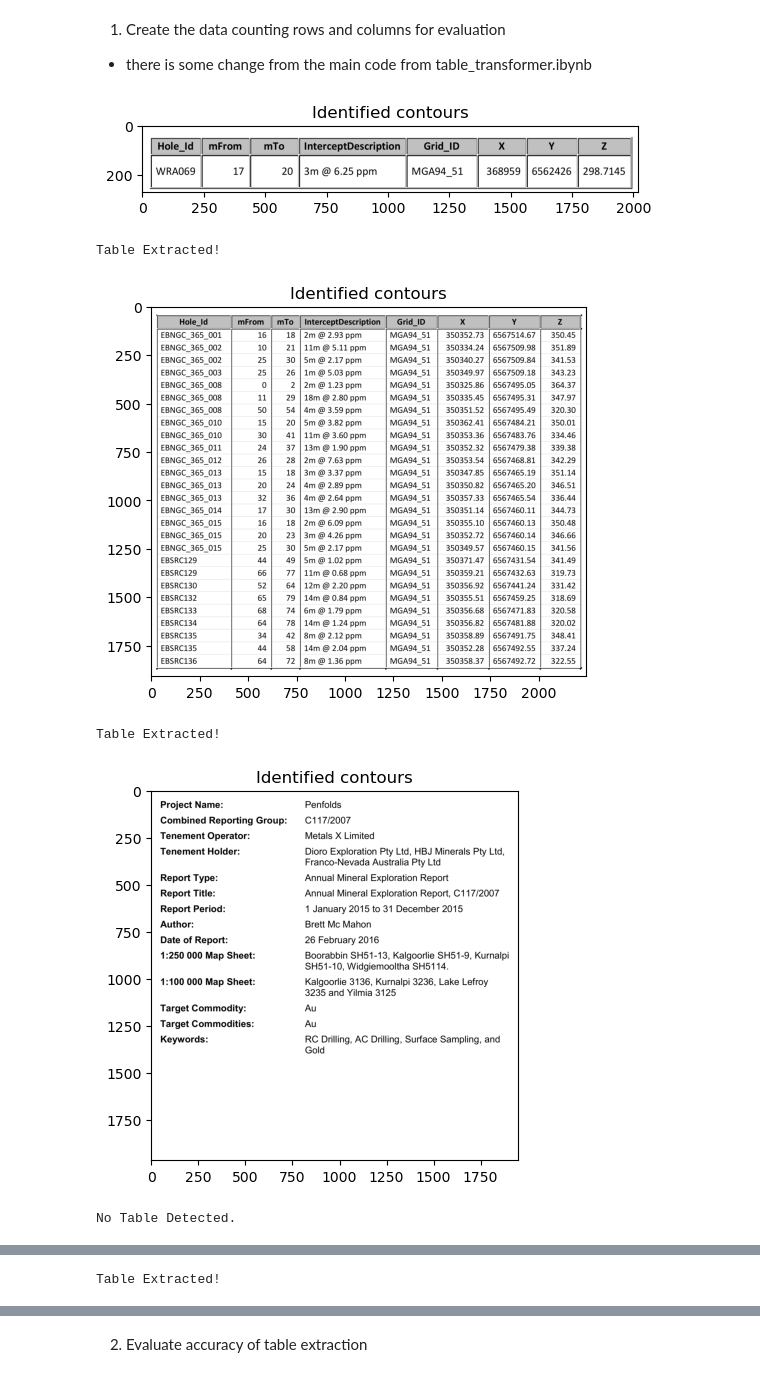
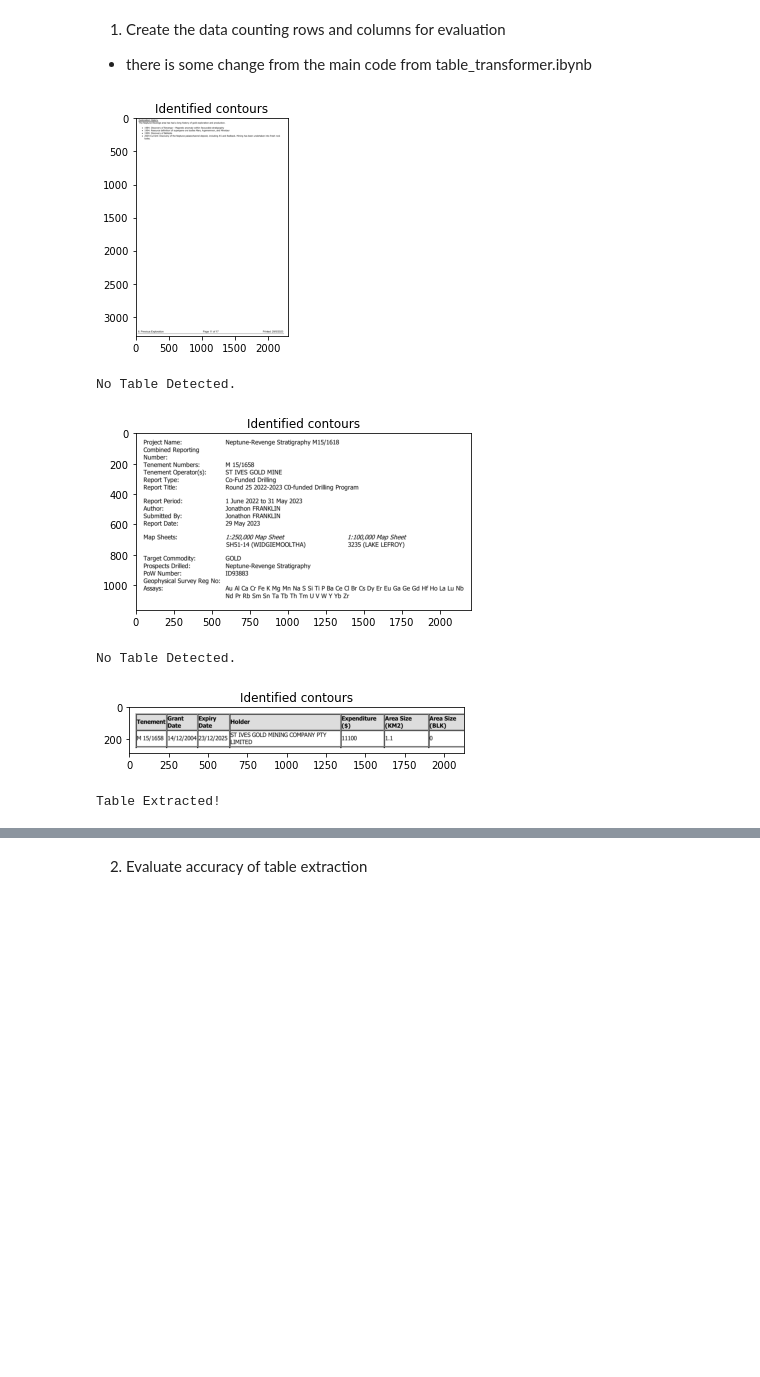
Before and after one commit to chaniyuni3797/capston_project, a Jupyter notebook: table_text_extraction_evaluation.ipynb, the cells around one changed output, grey strips where cells are left out. Cells and saved outputs as stored; diff of their text form; code cells hidden in the pictures; blank space fills up the shorter version.

```diff
--- a/table_text_extraction_evaluation.ipynb
+++ b/table_text_extraction_evaluation.ipynb
@@ -154,6 +154,7 @@ def extract_text_from_boxes(b_image, boxes):
 
     return dataframe
 
+
 # Modify the existing code
 def ocr_image_to_text(image_path, extracted_dir, counter):
     b_image, vertical_horizontal_lines = process_image(image_path)
@@ -172,6 +173,13 @@ def ocr_image_to_text(image_path, extracted_dir, counter):
         file_number = parts[0]
         page_number = parts[1]
         table_number = parts[3][0]
+
+        # Append the number of rows, columns, file number, and page number to the global variables
+        total_rows.append(dataframe.shape[0])
+        total_columns.append(dataframe.shape[1])
+        file_numbers.append(file_number)
+        page_numbers.append(page_number)
+        table_numbers.append(table_number)
 
         # Modify the output file path to include the extracted file name
         output_dir = os.path.dirname(extracted_dir)
@@ -201,6 +209,7 @@ def process_images_in_extracted_dirs(main_wd, output_dir):
 
     # Ensure all arrays have the same length
     max_length = max(len(file_numbers), len(page_numbers), len(table_numbers), len(total_rows), len(total_columns))
+
 
     # Fill in missing values with placeholders ('N/A' or 0)
     file_numbers += ['N/A'] * (max_length - len(file_numbers))
@@ -208,37 +217,37 @@ def process_images_in_extracted_dirs(main_wd, output_dir):
     table_numbers += ['N/A'] * (max_length - len(table_numbers))
     total_rows += [0] * (max_length - len(total_rows))
     total_columns += [0] * (max_length - len(total_columns))
 
     # Create the DataFrame
     summary_df = pd.DataFrame({
         'file_number': file_numbers,
         'page_number': page_numbers,
         'table_number': table_numbers,
         'num_row (model detected)': total_rows,
         'num_col (model detected)': total_columns
     })
 
     # Save the summary to 'summary.csv'
     summary_csv_path = os.path.join(output_dir, "summary.csv")
     summary_df.to_csv(summary_csv_path, index=False)
 
 
  # Introduce a global counter
  # Add these global variables to store the total rows, total columns, and file and page numbers to label test data set
 total_rows = []
 total_columns = []
 file_numbers = []
 page_numbers = []
 table_numbers = []
 
 # working directory which has each image file converted from pdf files
-main_wd = r'C:/Users/user/Documents/capstone/Test Dataset__2'
+main_wd = r'C:/Users/user/Documents/capstone/Test Dataset__2/135347'
 output_directory = os.path.dirname(main_wd)
 process_images_in_extracted_dirs(main_wd, output_directory)
 # %% [output]
-[figure, old version]
+[figure, new version]
-Table Extracted!
+No Table Detected.
-[figure, old version]
+[figure, new version]
-Table Extracted!
+No Table Detected.
-[figure, old version]
+[figure, new version]
-No Table Detected.
+Table Extracted!
@@ -246 +253,0 @@ No Table Detected.
-Table Extracted!
```
Also changed, not shown: parts of 1 cell of this notebook.
